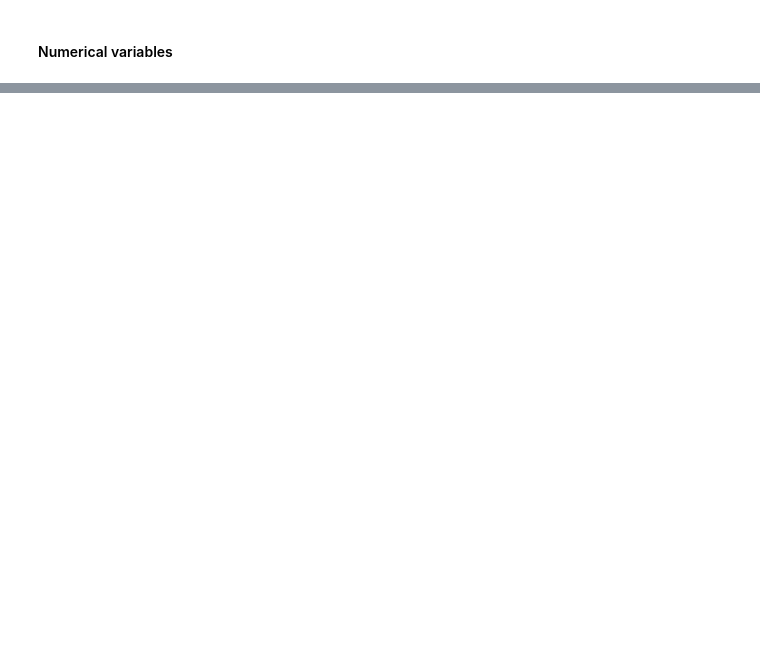
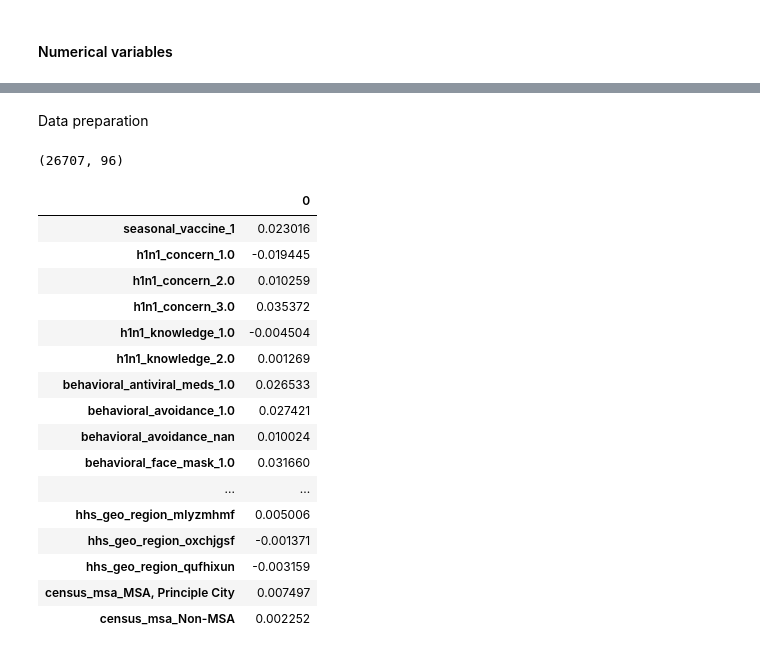
Before and after one commit to AwuorJ/Machine_Learning_Analysis_of_Gaps_in_Africas_Global_Health_Crisis_Response, a Jupyter notebook: workbook.ipynb, the cells around one changed output, grey strips where cells are left out. Cells and saved outputs as stored; diff of their text form; code cells hidden in the pictures; blank space fills up the shorter version.

```diff
--- a/workbook.ipynb
+++ b/workbook.ipynb
@@ -179,0 +235,10 @@ training_set_numeric =
+# %%
+# Identify columns with na < 200
+def fill_na_less_200(column):
+    if column.isna().sum() < 200:
+        modal_value = column.mode()[0]
+        return column.fillna(modal_value)
+    return column
+
+training_set_numeric = training_set_numeric.apply(fill_na_less_200)
+training_set_numeric.isna().sum()
@@ -179,0 +265,21 @@ training_set_numeric =
+# %%
+# Drop id column
+training_set_numeric = training_set_numeric.drop(columns=['respondent_id'])
+# %%
+from sklearn.preprocessing import OneHotEncoder
+import numpy as np
+
+training_set_numeric = training_set_numeric.astype(str).fillna('NA')
+
+ohe = OneHotEncoder(drop= 'first', sparse_output= False, dtype= int)
+
+training_set_numeric = training_set_numeric.fillna('NA')
+columns_nan = training_set_numeric.columns[(training_set_numeric == 0).all()]
+columns_nan.nunique()
+
+ohe.fit(training_set_numeric)
+training_set_numeric_encoded = ohe.transform(training_set_numeric)
+
+training_set_numeric = pd.DataFrame(training_set_numeric_encoded, columns=ohe.get_feature_names_out(training_set_numeric.columns))
+
+training_set_numeric.nunique()
@@ -179,0 +299,4 @@ training_set_numeric =
+# %%
+
+training_set_df = pd.concat([training_set_numeric, training_set_categorical], axis= 1)
+training_set_df.info()
@@ -179,0 +321,31 @@ training_set_numeric =
+# %% [markdown]
+Data preparation
+# %%
+training_set_df.shape
+# %% [output]
+(26707, 96)
+# %%
+correlations = training_set_df.drop('h1n1_vaccine_1', axis=1).corr().sum() / 95
+correlations
+
+from IPython.display import display, HTML
+
+display(HTML(correlations.to_frame().to_html()))
+# %% [output]
+|  | 0 |
+| seasonal_vaccine_1 | 0.023016 |
+| h1n1_concern_1.0 | -0.019445 |
+| h1n1_concern_2.0 | 0.010259 |
+| h1n1_concern_3.0 | 0.035372 |
+| h1n1_knowledge_1.0 | -0.004504 |
+| h1n1_knowledge_2.0 | 0.001269 |
+| behavioral_antiviral_meds_1.0 | 0.026533 |
+| behavioral_avoidance_1.0 | 0.027421 |
+| behavioral_avoidance_nan | 0.010024 |
+| behavioral_face_mask_1.0 | 0.031660 |
+| ... | ... |
+| hhs_geo_region_mlyzmhmf | 0.005006 |
+| hhs_geo_region_oxchjgsf | -0.001371 |
+| hhs_geo_region_qufhixun | -0.003159 |
+| census_msa_MSA, Principle City | 0.007497 |
+| census_msa_Non-MSA | 0.002252 |
```
Also changed, not shown: parts of 11 cells of this notebook.
